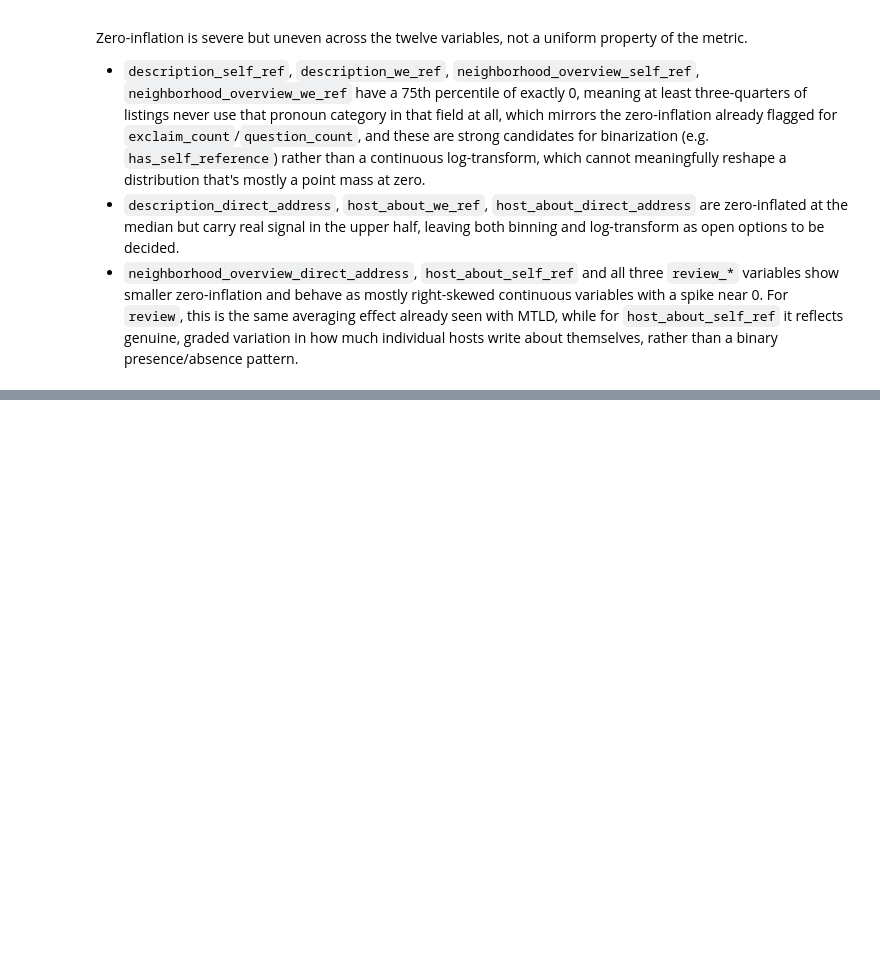
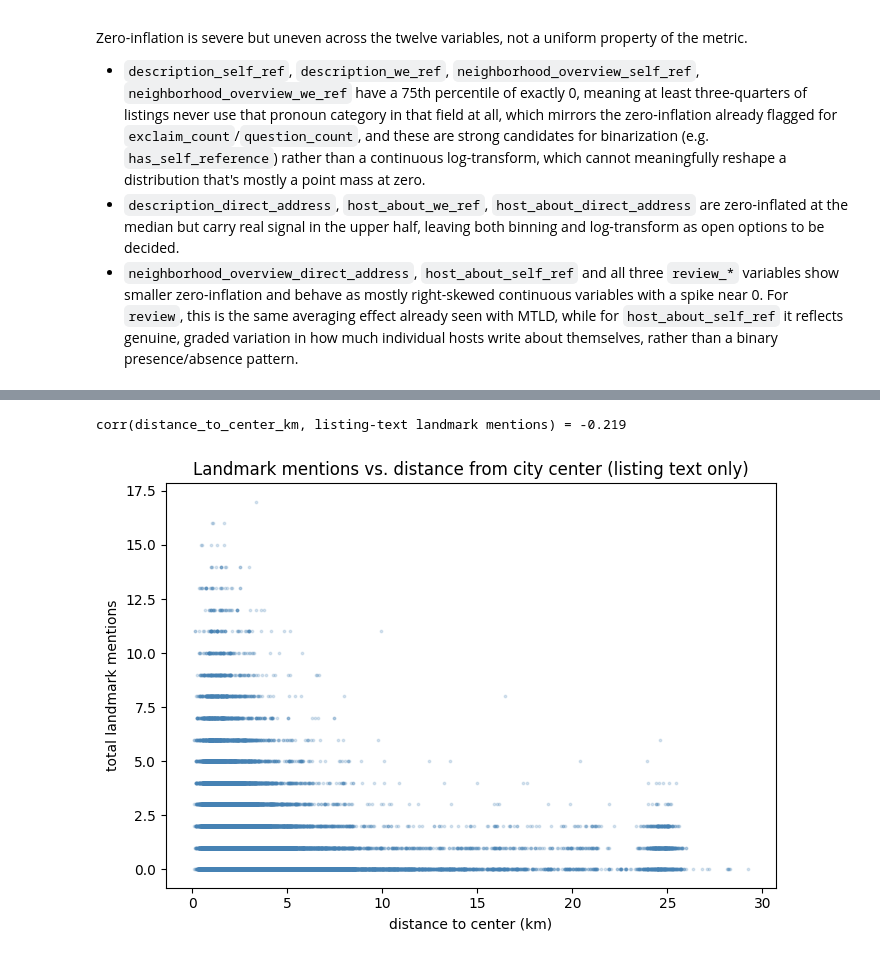
Before and after one commit to pln6/airbnb-market-segmentation-analysis, a Jupyter notebook: notebooks/02_feature_engineering.ipynb, the cells around one changed output, grey strips where cells are left out. Drawn from its saved outputs; the diff is of its cells as text; code cells hidden in the pictures; blank space fills up the shorter version.

Commit message:
feat: add landmark gazetter lexicon features

```diff
--- a/notebooks/02_feature_engineering.ipynb
+++ b/notebooks/02_feature_engineering.ipynb
@@ -1761,0 +2007,8 @@ Zero-inflation is severe but uneven across the twelve variables, not a uniform p
+# %%
+# listing text fields
+for text_col in ['description_cleaned', 'host_about_cleaned', 'neighborhood_overview_cleaned']:
+    prefix = text_col.replace('_cleaned', '')
+    listings_clean[f'{prefix}_landmark_tags'] = listings_clean[text_col].apply(match_landmarks)
+    listings_clean[f'{prefix}_landmark_count'] = listings_clean[f'{prefix}_landmark_tags'].apply(len)
+
+listings_clean = listings_clean.copy()  # defragment after adding several new columns in a loop
@@ -1761,0 +2040,20 @@ Zero-inflation is severe but uneven across the twelve variables, not a uniform p
+# %%
+landmark_total = (
+    listings_clean['description_landmark_count']
+    + listings_clean['host_about_landmark_count']
+    + listings_clean['neighborhood_overview_landmark_count']
+)
+
+corr_listing_text = listings_clean['distance_to_center_km'].corr(landmark_total)
+print(f"corr(distance_to_center_km, listing-text landmark mentions) = {corr_listing_text:.3f}")
+
+fig, ax = plt.subplots(figsize=(7, 5))
+ax.scatter(listings_clean['distance_to_center_km'], landmark_total, s=3, alpha=0.2, color='steelblue')
+ax.set_xlabel('distance to center (km)')
+ax.set_ylabel('total landmark mentions')
+ax.set_title('Landmark mentions vs. distance from city center (listing text only)')
+plt.tight_layout()
+plt.show()
+# %% [output]
+corr(distance_to_center_km, listing-text landmark mentions) = -0.219
+[figure, added]
```
Also changed, not shown: parts of 17 cells of this notebook.
